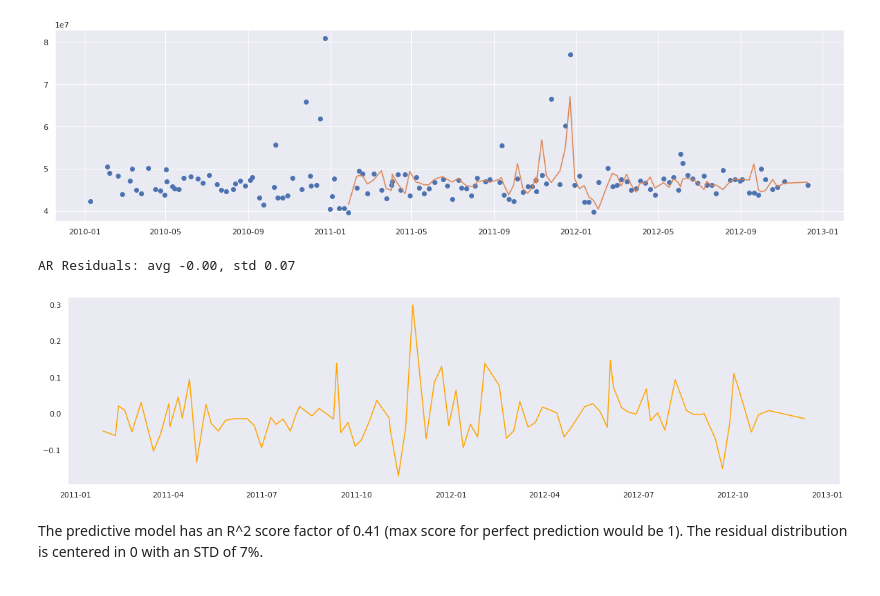
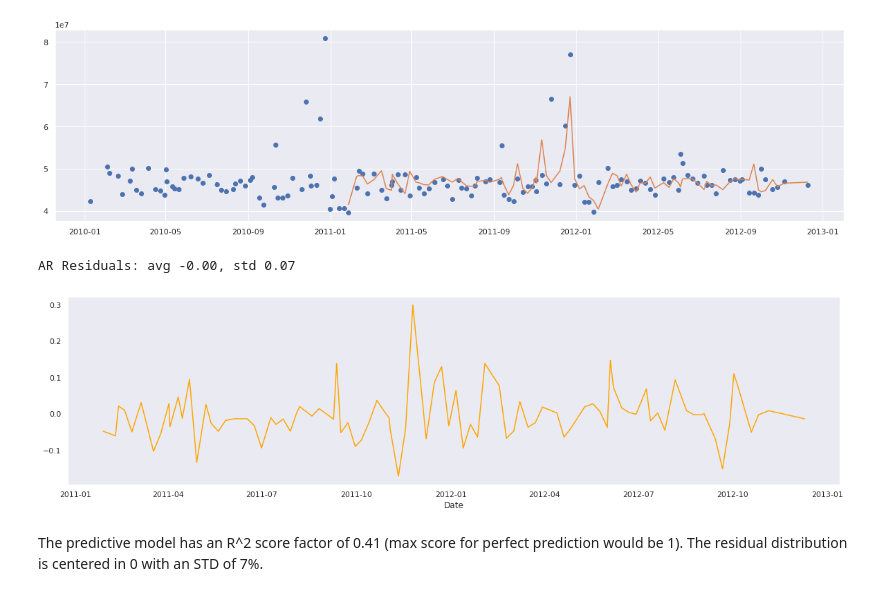
Before and after one commit to Sinethemba-nongqoto/Research-project, a Jupyter notebook: Analysis_0f_Results.ipynb, the cells around one changed output. Saved outputs shown, nothing was run; the diff lists cells and outputs as text; code cells hidden in the pictures.

```diff
--- a/Analysis_0f_Results.ipynb
+++ b/Analysis_0f_Results.ipynb
@@ -366,15 +368,16 @@ Score factor: 0.41
 # %%
 diff=(st['Weekly_Sales']-pred[0])/st['Weekly_Sales']
 
 print('AR Residuals: avg %.2f, std %.2f' % (diff.mean(), diff.std()))
 
 plt.figure(figsize=(20,5))
 plt.plot(diff, c='orange')
+plt.xlabel('Date')
 plt.grid()
 plt.show()
 # %% [output]
 AR Residuals: avg -0.00, std 0.07
-[figure, old version]
+[figure, new version]
 # %% [markdown]
 
 
```
Also changed, not shown: parts of 10 cells of this notebook.
